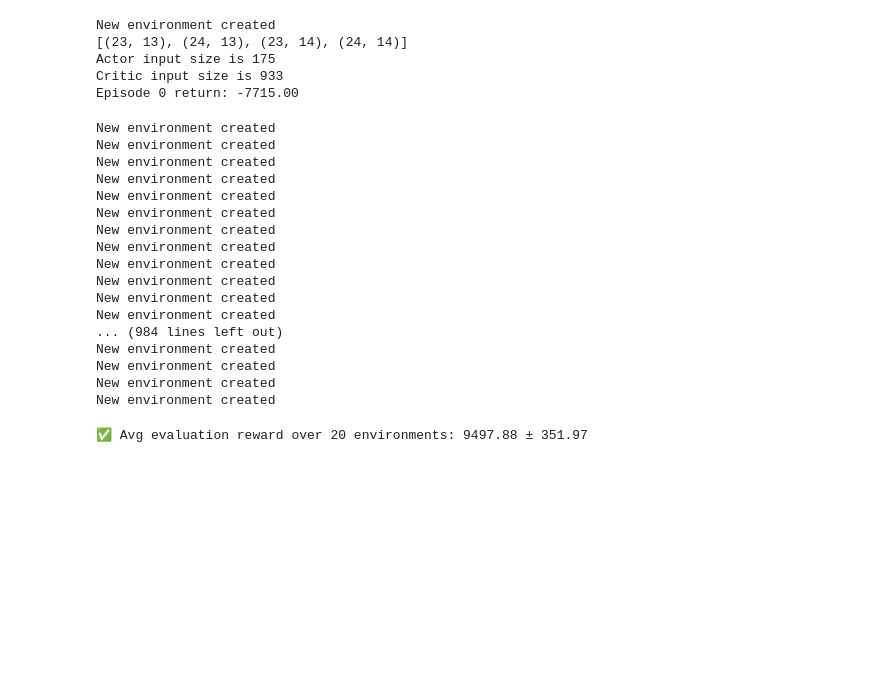
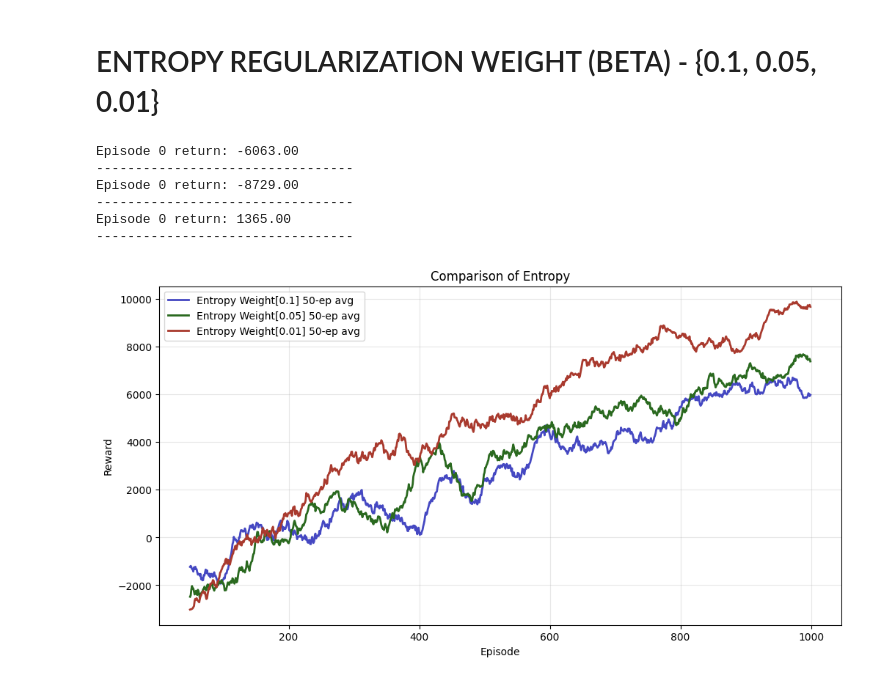
Before and after one commit to thetzunemyatmoe/final-year-project, a Jupyter notebook: MARL_Implementation/actor-critic/IA2CC/evaluate.ipynb, the cells around one changed output. Drawn from its saved outputs; the diff is of its cells as text; code cells hidden in the pictures; blank space fills up the shorter version.

```diff
--- a/MARL_Implementation/actor-critic/IA2CC/evaluate.ipynb
+++ b/MARL_Implementation/actor-critic/IA2CC/evaluate.ipynb
@@ -33,41 +8,26 @@ New environment created
-# %%
-agent, rewards = train(max_episode=5000)
-agent.display_moving_average(rewards)
-
-evaluate(agent, envs=envs)
-# %% [output]
-New environment created
-[(23, 13), (24, 13), (23, 14), (24, 14)]
-Actor input size is 175
-Critic input size is 933
-Episode 0 return: -7715.00
-# %%
-envs = [MultiAgentGridEnv(
-        grid_file=grid_file,
-        coverage_radius=4,
-        max_steps_per_episode=50,
-        num_agents=4,
-        initial_positions=[(1, 1), (2, 1), (1, 2), (2, 2)]
-        ) for _ in range(1000)]
-# %% [output]
-New environment created
-New environment created
-New environment created
-New environment created
-New environment created
-New environment created
-New environment created
-New environment created
-New environment created
-New environment created
-New environment created
-New environment created
-... (984 lines left out)
-New environment created
-New environment created
-New environment created
-New environment created
-# %%
-evaluate(agent, envs=envs)
-# %% [output]
-✅ Avg evaluation reward over 20 environments: 9497.88 ± 351.97
+# %% [markdown]
+# ENTROPY REGULARIZATION WEIGHT (BETA) - {0.1, 0.05, 0.01}
+# %%
+rewards_list = []
+agents_list = []
+episodes_list = []
+beta_list = [0.1, 0.05, 0.01]
+# %%
+for beta in beta_list:
+    agent, rewards, episodes = train(max_episode=1000, entropy_weight=beta)
+    agents_list.append(agent)
+    rewards_list.append(rewards)
+    episodes_list.append(episodes)
+    time.sleep(3)
+    print('---------------------------------')
+# %% [output]
+Episode 0 return: -6063.00
+---------------------------------
+Episode 0 return: -8729.00
+---------------------------------
+Episode 0 return: 1365.00
+---------------------------------
+# %%
+display_plot(rewards_list, episodes_list, ['0.1', '0.05', '0.01'], 'Entropy')
+# %% [output]
+[figure, added]
```
Also changed, not shown: parts of 5 cells of this notebook, 12 other files.
